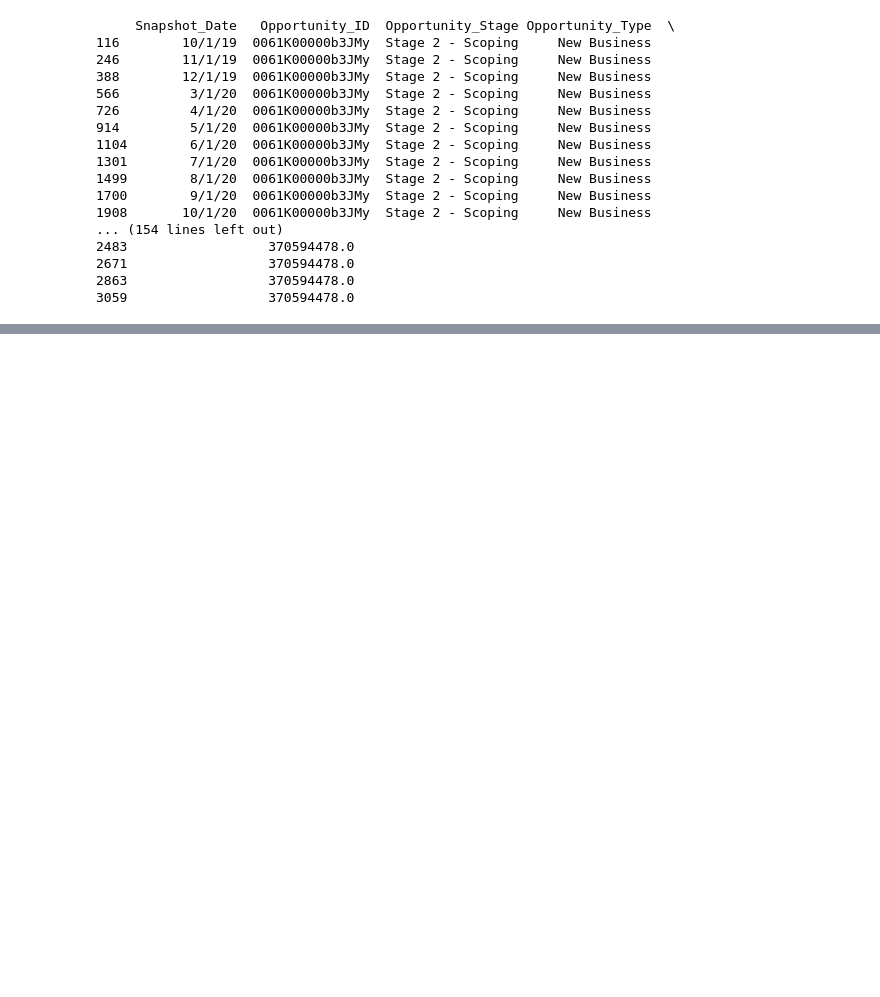
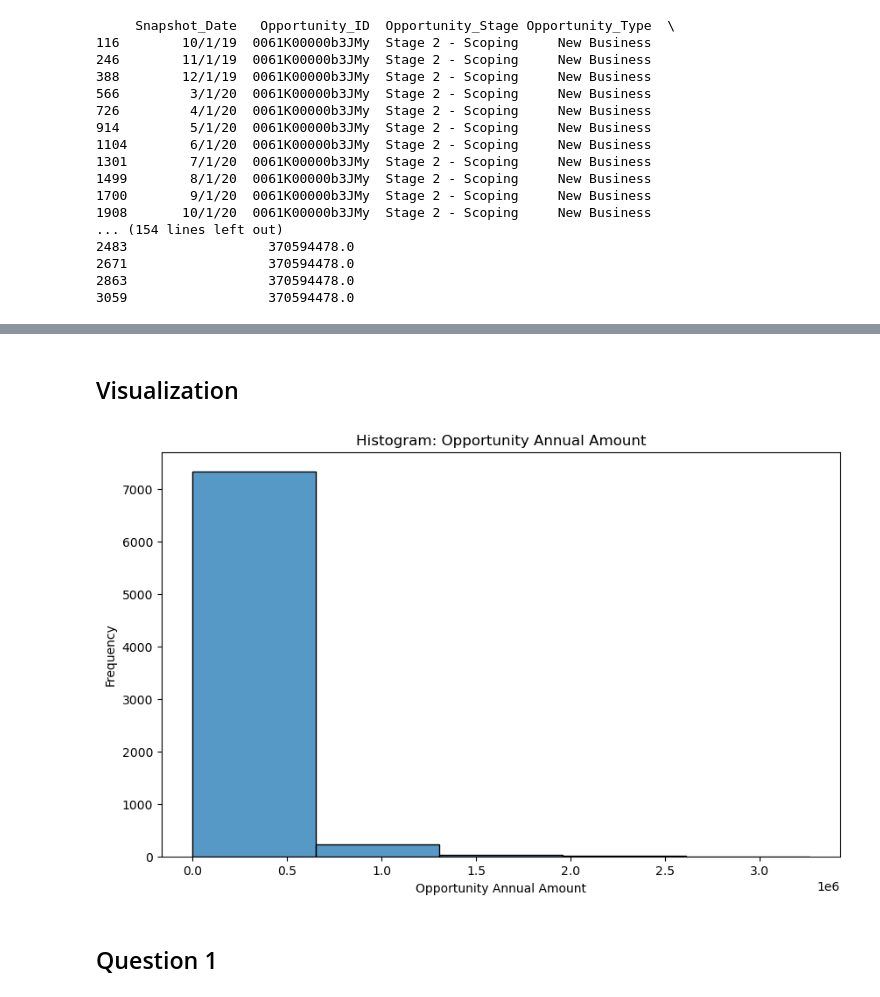
Before and after one commit to Lavanyashankar09/AI_Hackathon, a Jupyter notebook: notebook-1.ipynb, the cells around one changed output, grey strips where cells are left out. Saved outputs shown, nothing was run; the diff lists cells and outputs as text; code cells hidden in the pictures; blank space fills up the shorter version.

Commit message:
question 1 done

```diff
--- a/notebook-1.ipynb
+++ b/notebook-1.ipynb
@@ -92,0 +140,14 @@ print(specific_row)
+# %% [markdown]
+## Visualization
+# %%
+# Create a histogram
+plt.figure(figsize=(10, 6))
+sns.histplot(df['Opportunity_Annual_Amount'], bins=5, edgecolor='black')
+plt.xlabel('Opportunity Annual Amount')
+plt.ylabel('Frequency')
+plt.title('Histogram: Opportunity Annual Amount')
+plt.show()
+# %% [output]
+[figure, added]
+# %% [markdown]
+## Question 1
```
Also changed, not shown: parts of 11 cells of this notebook.
